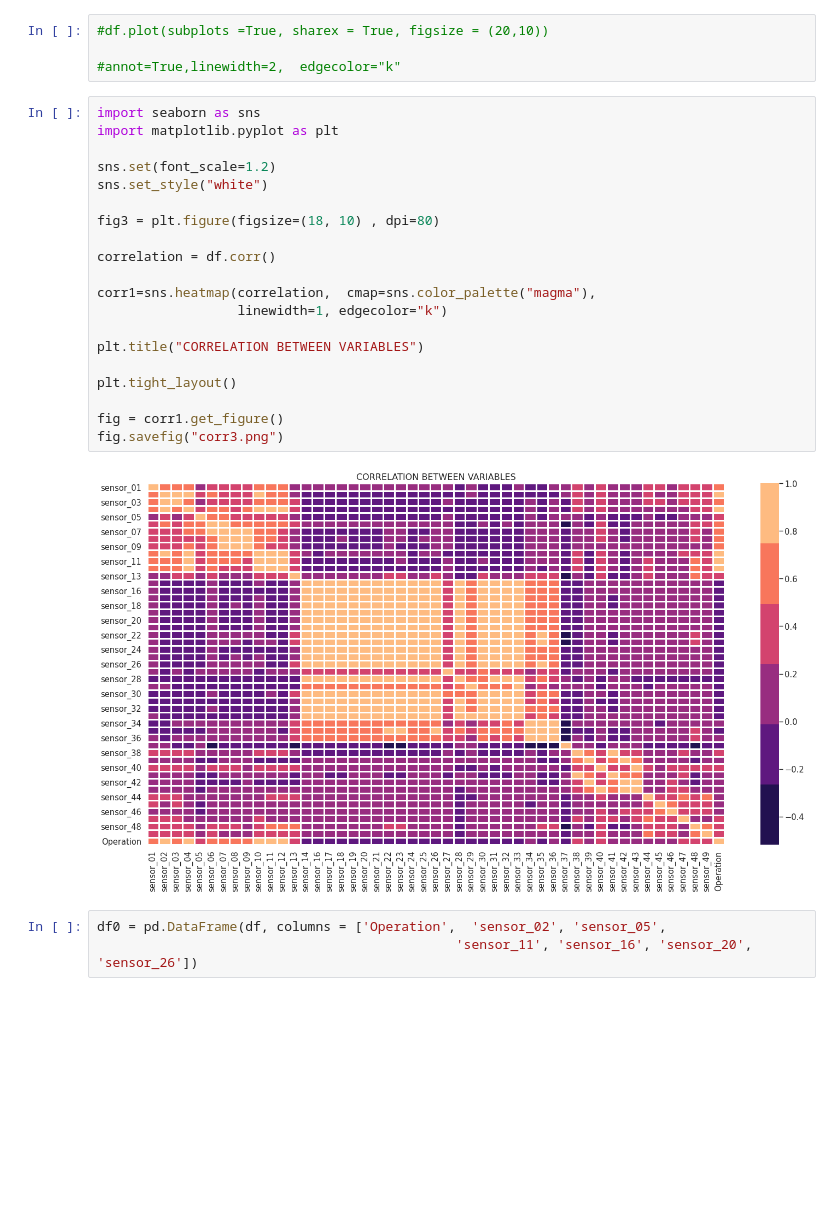
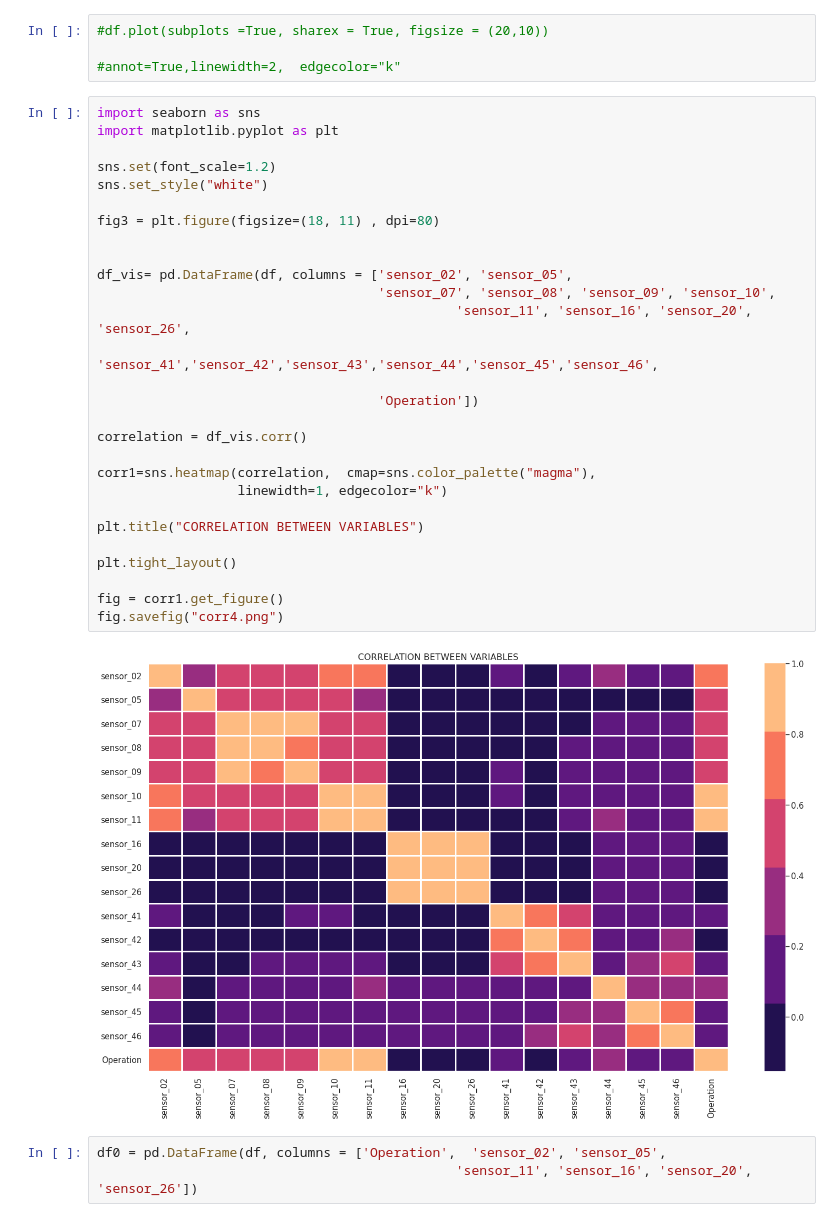
Before and after one commit to fatemehsrz/ToolKit_for_DataScience, a Jupyter notebook: Time_Series.ipynb, the cells around one changed output. Saved outputs shown, nothing was run; the diff lists cells and outputs as text; blank space fills up the shorter version.

```diff
--- a/Time_Series.ipynb
+++ b/Time_Series.ipynb
@@ -278,25 +278,33 @@ CV mean score: nan, std: nan.
 # %%
 import seaborn as sns
 import matplotlib.pyplot as plt
 
 sns.set(font_scale=1.2)
 sns.set_style("white")
 
-fig3 = plt.figure(figsize=(18, 10) , dpi=80)
+fig3 = plt.figure(figsize=(18, 11) , dpi=80)
 
-correlation = df.corr()
+
+df_vis= pd.DataFrame(df, columns = ['sensor_02', 'sensor_05',
+                                    'sensor_07', 'sensor_08', 'sensor_09', 'sensor_10',
+                                              'sensor_11', 'sensor_16', 'sensor_20', 'sensor_26',
+                                    'sensor_41','sensor_42','sensor_43','sensor_44','sensor_45','sensor_46',
+
+                                    'Operation'])
+
+correlation = df_vis.corr()
 
 corr1=sns.heatmap(correlation,  cmap=sns.color_palette("magma"),
                   linewidth=1, edgecolor="k")
 
 plt.title("CORRELATION BETWEEN VARIABLES")
 
 plt.tight_layout()
 
 fig = corr1.get_figure()
-fig.savefig("corr3.png")
+fig.savefig("corr4.png")
 # %% [output]
-[figure, old version]
+[figure, new version]
 # %%
 df0 = pd.DataFrame(df, columns = ['Operation',  'sensor_02', 'sensor_05',
                                               'sensor_11', 'sensor_16', 'sensor_20', 'sensor_26'])
```
Also changed, not shown: 5 other files.
